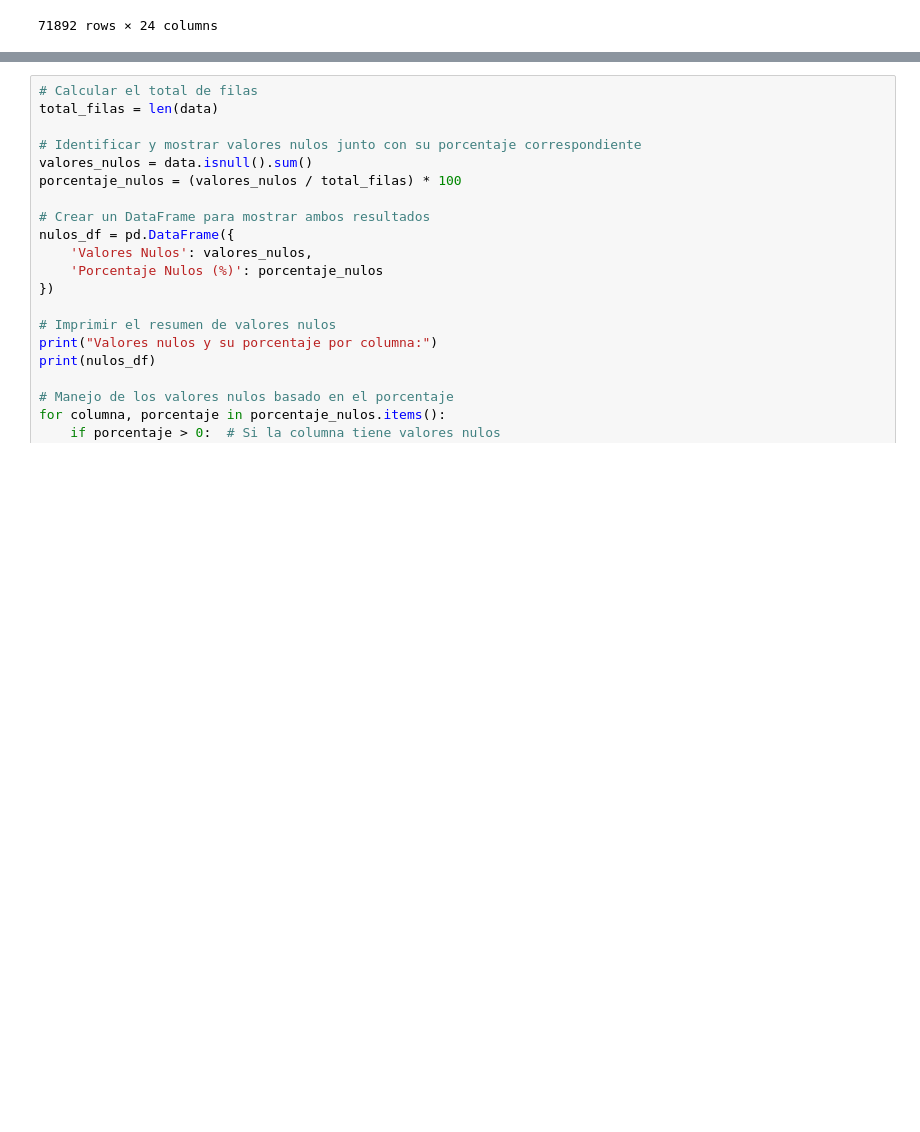
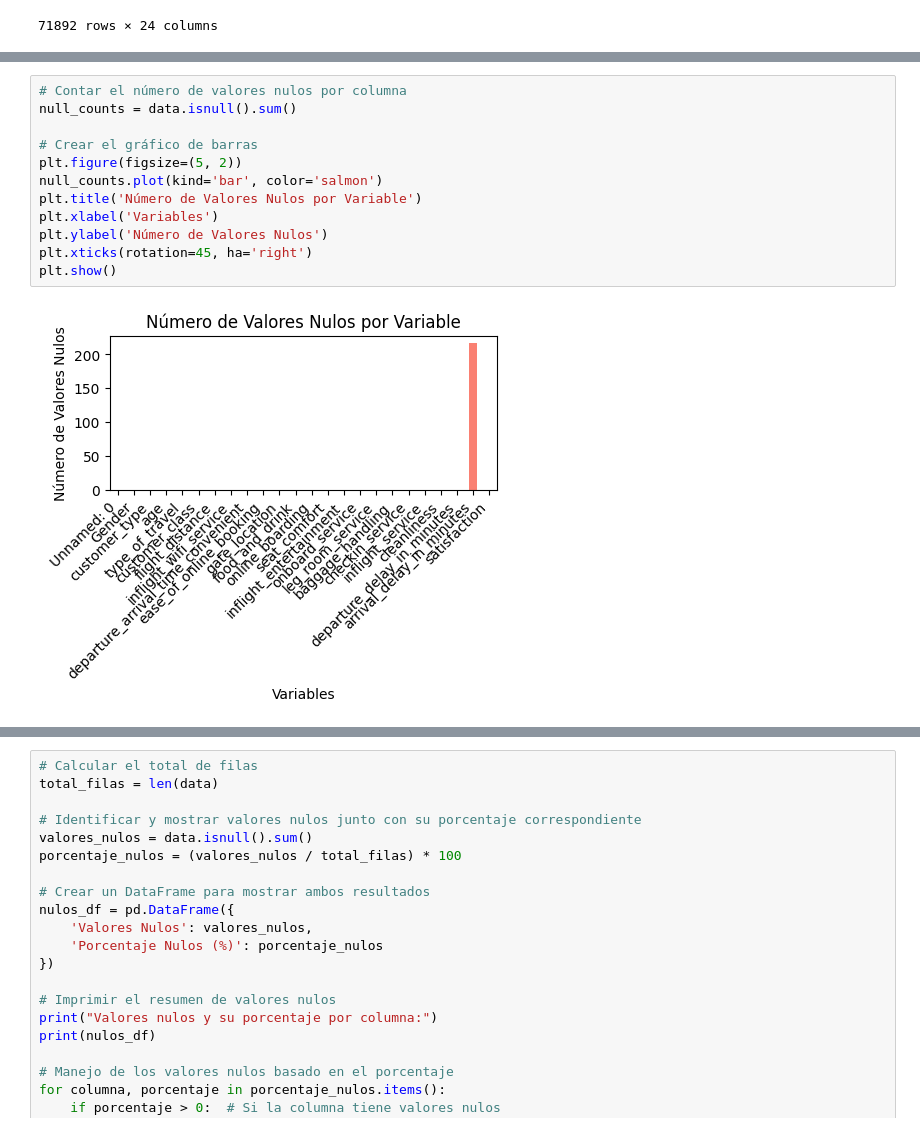
Before and after one commit to byrontorres/Customer_Satisfaction, a Jupyter notebook: ETL.ipynb, the cells around one changed output, grey strips where cells are left out. Saved outputs shown, nothing was run; the diff lists cells and outputs as text; blank space fills up the shorter version.

```diff
--- a/ETL.ipynb
+++ b/ETL.ipynb
@@ -22,0 +76,14 @@ data
+# %%
+# Contar el número de valores nulos por columna
+null_counts = data.isnull().sum()
+
+# Crear el gráfico de barras
+plt.figure(figsize=(5, 2))
+null_counts.plot(kind='bar', color='salmon')
+plt.title('Número de Valores Nulos por Variable')
+plt.xlabel('Variables')
+plt.ylabel('Número de Valores Nulos')
+plt.xticks(rotation=45, ha='right')
+plt.show()
+# %% [output]
+[figure, added]
```
Also changed, not shown: parts of 29 cells of this notebook, 17 other files.
